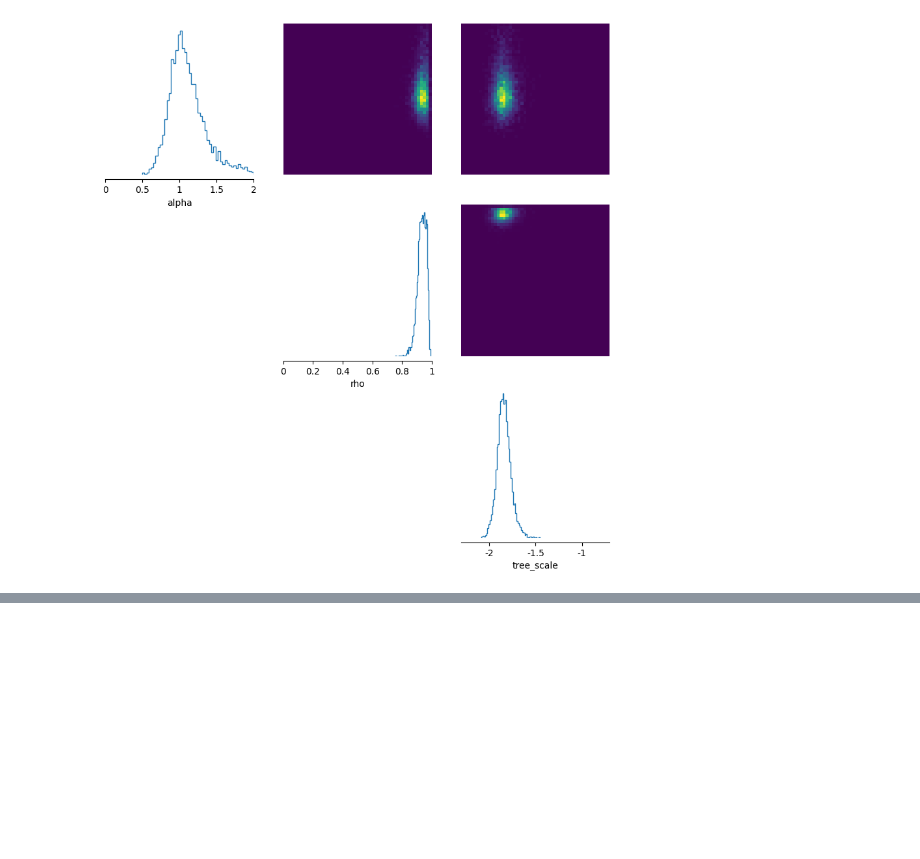
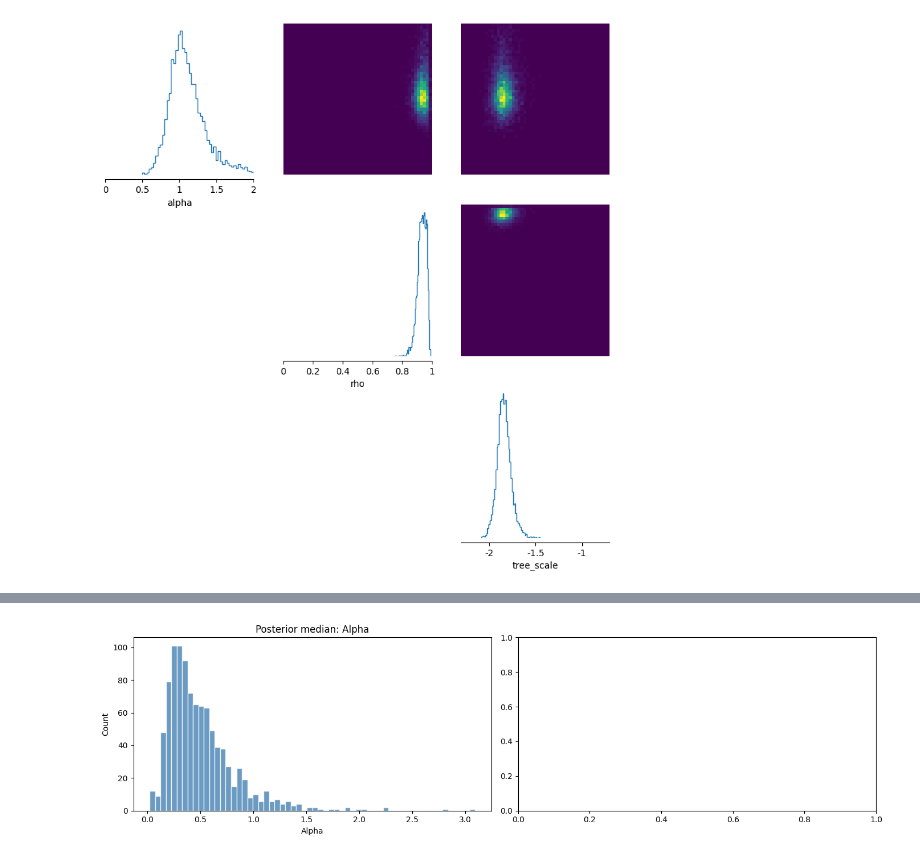
Before and after one commit to elyawy/rateAutoCorrelation, a Jupyter notebook: empirical_analysis/analysis.ipynb, the cells around one changed output, grey strips where cells are left out. Saved outputs shown, nothing was run; the diff lists cells and outputs as text; code cells hidden in the pictures; blank space fills up the shorter version.

```diff
--- a/empirical_analysis/analysis.ipynb
+++ b/empirical_analysis/analysis.ipynb
@@ -176,0 +194,20 @@ plt.show()
+# %%
+raxml_results = pd.read_csv("results/raxml_comparison.csv")
+# %%
+raxml_results.head()
+# ── plot ──────────────────────────────────────────────────────────────────────
+fig, axes = plt.subplots(1, 2, figsize=(14, 4))
+params = [
+    ("raxml_alpha",      "Alpha",       "steelblue"),
+]
+for ax, (col, label, color) in zip(axes, params):
+    ax.hist(raxml_results[col], bins=60, color=color, alpha=0.8, edgecolor="white")
+    ax.set_xlabel(label)
+    ax.set_ylabel("Count")
+    ax.set_title(f"Posterior median: {label}")
+
+plt.tight_layout()
+plt.savefig("orthomam_posterior_histograms.png", dpi=150)
+plt.show()
+# %% [output]
+[figure, added]
```
Also changed, not shown: parts of 7 cells of this notebook, 12 other files.
